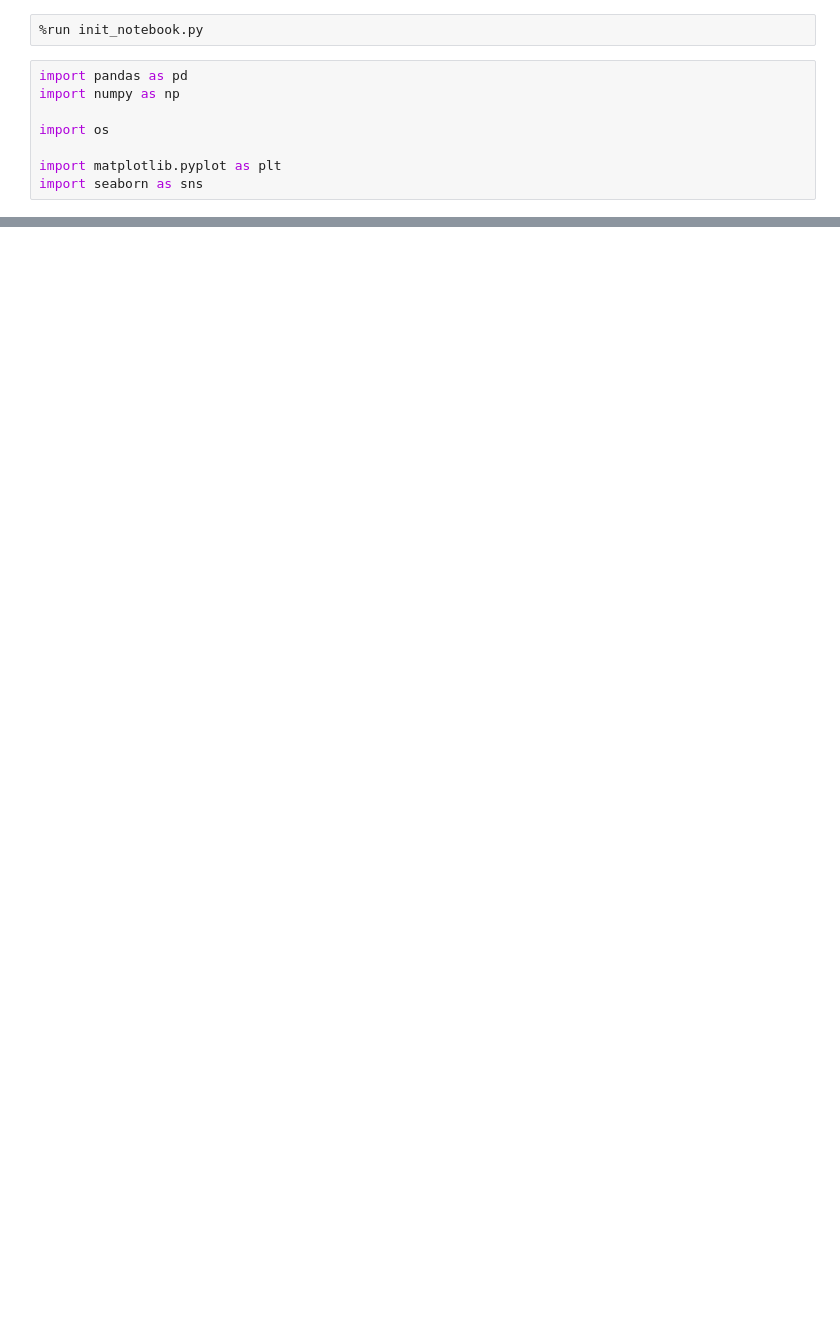
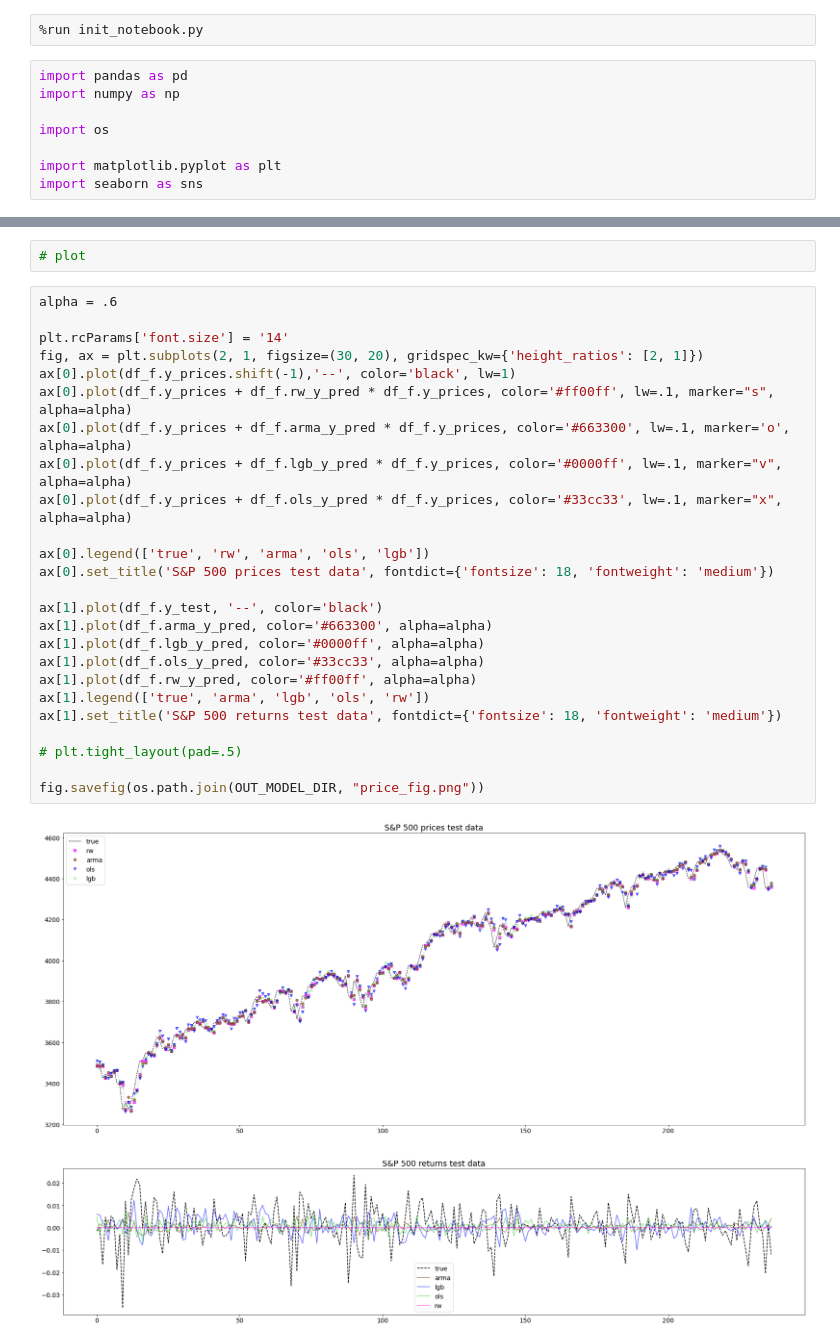
Before and after one commit to lukasgrahl/bachelor, a Jupyter notebook: notebooks/4-performance.ipynb, the cells around one changed output, grey strips where cells are left out. Saved outputs shown, nothing was run; the diff lists cells and outputs as text; blank space fills up the shorter version.

```diff
--- a/notebooks/4-performance.ipynb
+++ b/notebooks/4-performance.ipynb
@@ -222,0 +85,29 @@ LGB: True
+# %%
+# plot
+# %%
+alpha = .6
+
+plt.rcParams['font.size'] = '14'
+fig, ax = plt.subplots(2, 1, figsize=(30, 20), gridspec_kw={'height_ratios': [2, 1]})
+ax[0].plot(df_f.y_prices.shift(-1),'--', color='black', lw=1)
+ax[0].plot(df_f.y_prices + df_f.rw_y_pred * df_f.y_prices, color='#ff00ff', lw=.1, marker="s", alpha=alpha)
+ax[0].plot(df_f.y_prices + df_f.arma_y_pred * df_f.y_prices, color='#663300', lw=.1, marker='o', alpha=alpha)
+ax[0].plot(df_f.y_prices + df_f.lgb_y_pred * df_f.y_prices, color='#0000ff', lw=.1, marker="v", alpha=alpha)
+ax[0].plot(df_f.y_prices + df_f.ols_y_pred * df_f.y_prices, color='#33cc33', lw=.1, marker="x", alpha=alpha)
+
+ax[0].legend(['true', 'rw', 'arma', 'ols', 'lgb'])
+ax[0].set_title('S&P 500 prices test data', fontdict={'fontsize': 18, 'fontweight': 'medium'})
+
+ax[1].plot(df_f.y_test, '--', color='black')
+ax[1].plot(df_f.arma_y_pred, color='#663300', alpha=alpha)
+ax[1].plot(df_f.lgb_y_pred, color='#0000ff', alpha=alpha)
+ax[1].plot(df_f.ols_y_pred, color='#33cc33', alpha=alpha)
+ax[1].plot(df_f.rw_y_pred, color='#ff00ff', alpha=alpha)
+ax[1].legend(['true', 'arma', 'lgb', 'ols', 'rw'])
+ax[1].set_title('S&P 500 returns test data', fontdict={'fontsize': 18, 'fontweight': 'medium'})
+
+# plt.tight_layout(pad=.5)
+
+fig.savefig(os.path.join(OUT_MODEL_DIR, "price_fig.png"))
+# %% [output]
+[figure, added]
```
Also changed, not shown: parts of 21 cells of this notebook, 12 other files.
